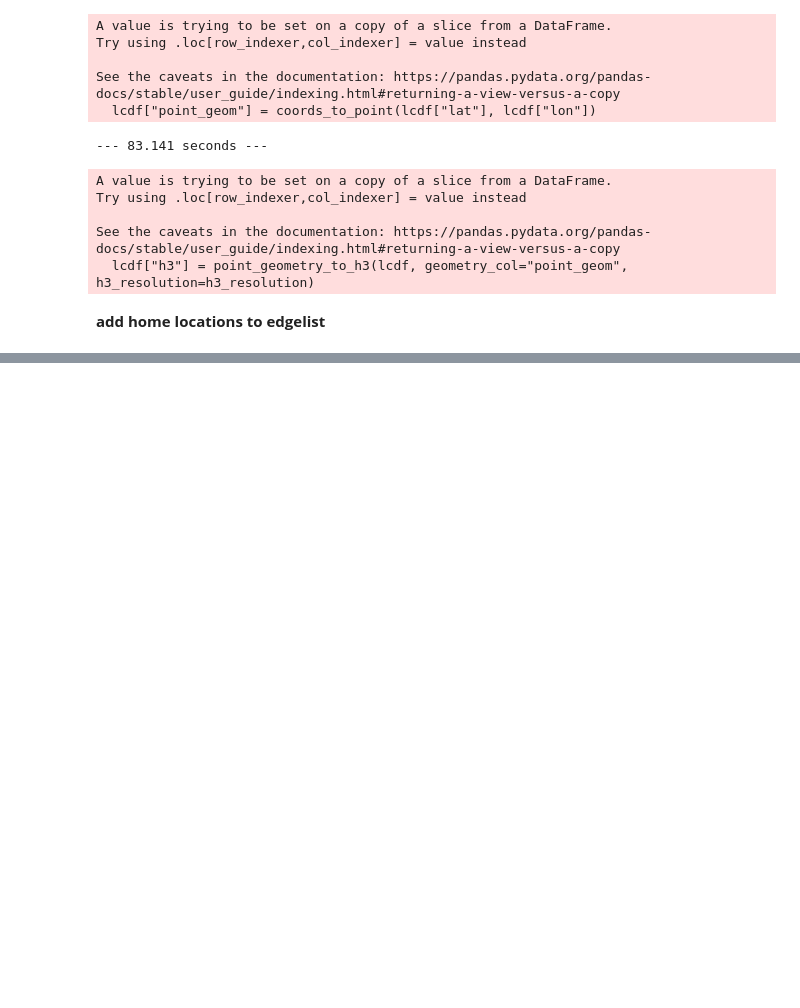
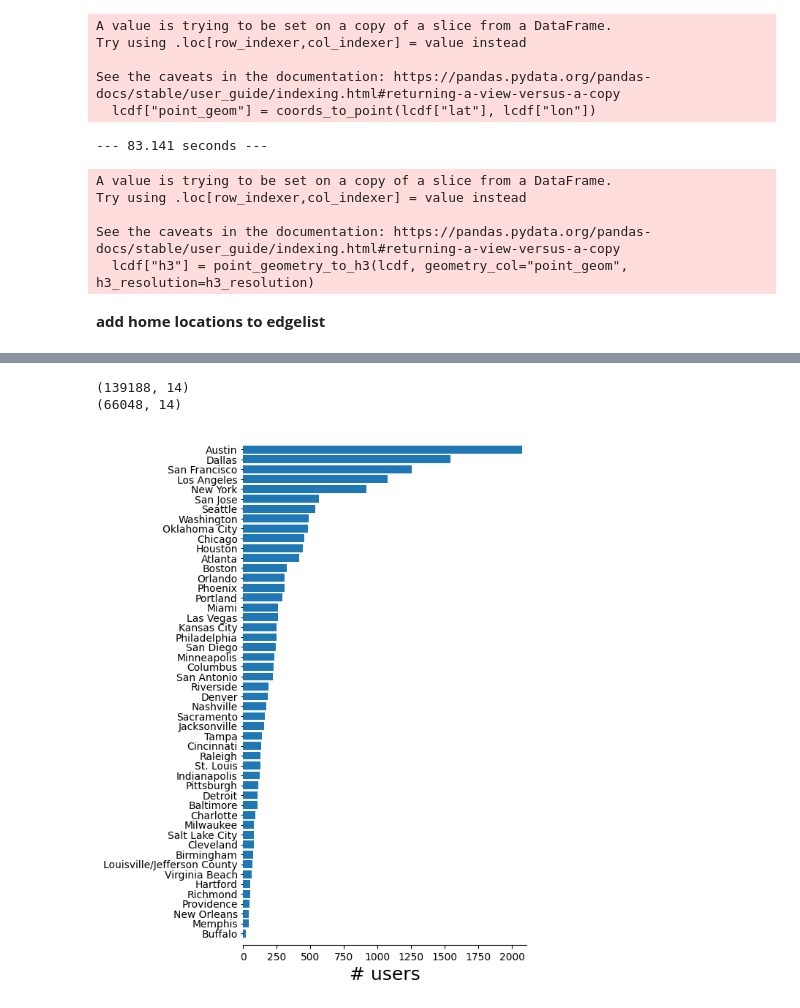
Before and after one commit to sandorjuhasz/gowalla_spatial_network, a Jupyter notebook: code/01_data_preparation.ipynb, the cells around one changed output, grey strips where cells are left out. Cells and saved outputs as stored; diff of their text form; code cells hidden in the pictures; blank space fills up the shorter version.

```diff
--- a/code/01_data_preparation.ipynb
+++ b/code/01_data_preparation.ipynb
@@ -154,0 +136,4 @@ home_df2
+# %%
+# function defined in part 1 -- function .py -- WIP
+home_df["home_geom"] = coords_to_point(home_df["centroid_lat"], home_df["centroid_lon"])
+home_df = gpd.GeoDataFrame(home_df, geometry="home_geom", crs="EPSG:4326")
@@ -154,0 +150,21 @@ home_df2
+# %%
+home_df = locations_to_census_tracts(home_df, tract_geoms)
+home_df.dropna(subset=["full_geoid"], inplace=True)
+# %%
+# add cbsacode
+cbsa = pd.read_csv("../data/cbsacode_shortname_tracts.csv", sep=";", index_col=0)
+
+home_df = pd.merge(
+    home_df,
+    cbsa,
+    left_on="full_geoid",
+    right_on="geoid",
+    how="left"
+)
+# %%
+# nodelist with key columns ONLY
+nodelist = home_df[["user", "h3", "centroid_lat", "centroid_lon", "geoid", "cbsacode", "short_name"]]
+
+# export
+nodelist.to_csv("../outputs/gowalla_nodelist.csv", sep=";", index=False)
+#nodelist.to_csv("../outputs/gowalla_nodelist_home_hours.csv", sep=";", index=False)
@@ -154,0 +191,11 @@ home_df2
+# %%
+# clean up
+edf = edf.dropna(subset=["geoid1", "geoid2"])
+
+# keep inner city ties ONLY
+print(edf.shape)
+el = edf[edf["short_name1"] == edf["short_name2"]]
+print(el.shape)
+# %% [output]
+(139188, 14)
+(66048, 14)
@@ -154,0 +206,20 @@ home_df2
+# %%
+# plot the number of inventors -- connected locations..
+def gowalla_users_per_metro_plot(nodelist, ax=None):
+    pdata = nodelist.groupby(["short_name"])["user"].agg("nunique").reset_index().sort_values(by="user")
+
+    if ax is None:
+        ax = plt.gca()
+    ax.barh(pdata["short_name"], pdata["user"])
+    ax.margins(0.015, tight=True)
+    ax.set_xlabel("# users", size=18)
+    ax.tick_params("y", size=2, labelsize=10)
+    ax.tick_params("x", labelsize=10)
+    ax.spines['top'].set_visible(False)
+    ax.spines['right'].set_visible(False)
+    ax.spines['left'].set_visible(False)
+
+fig, ax = plt.subplots(1,1, figsize=(5, 9))
+gowalla_users_per_metro_plot(nodelist, ax=ax)
+# %% [output]
+[figure, added]
```
Also changed, not shown: parts of 12 cells of this notebook.
